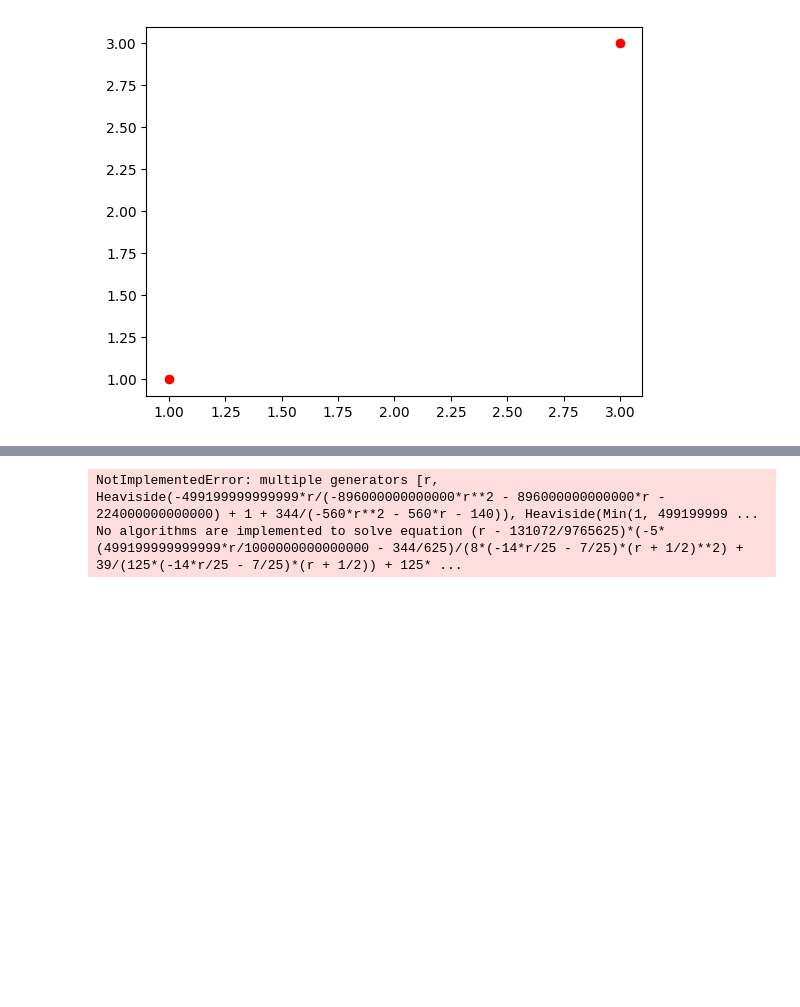
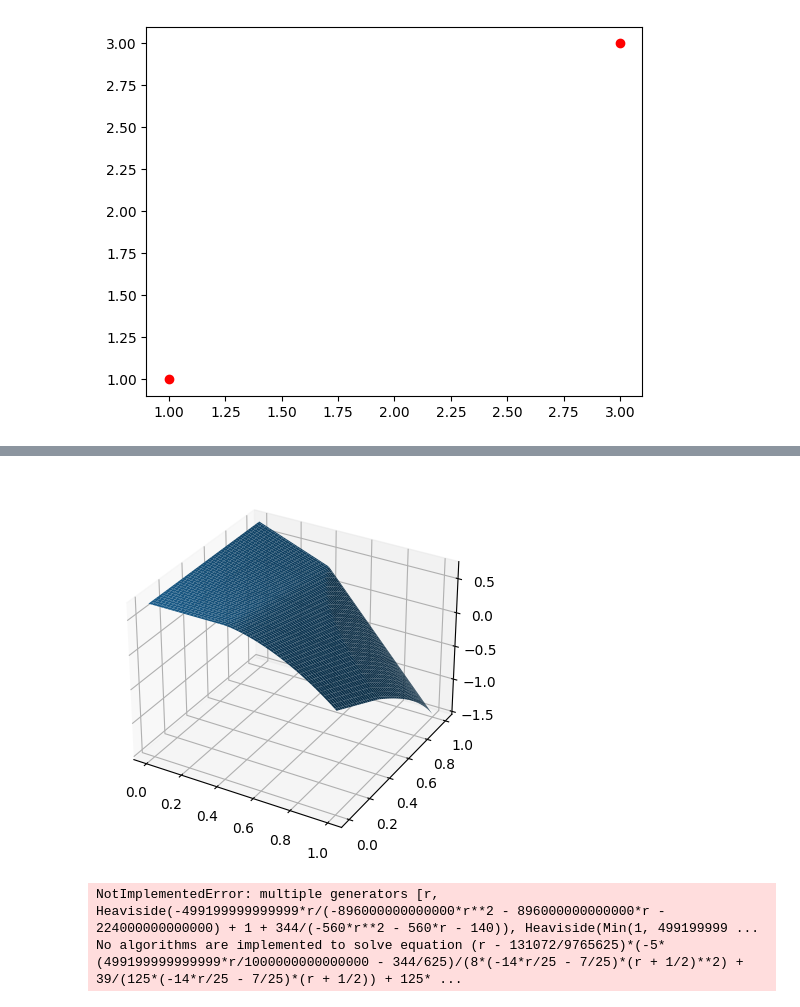
Before and after one commit to pcastle/tesis-cds-covered, a Jupyter notebook: test.ipynb, the cells around one changed output, grey strips where cells are left out. Cells and saved outputs as stored; diff of their text form; code cells hidden in the pictures; blank space fills up the shorter version.

```diff
--- a/test.ipynb
+++ b/test.ipynb
@@ -25,3 +106,10 @@ array('d', [1.0, 3.0]) array('d', [1.0, 3.0])
+# %%
+fig = plt.figure()
+ax = plt.axes(projection='3d')
+ax.plot_surface(p_lin,q_lin,res_mesh)
+plt.show()
+# %% [output]
+[figure, added]
 # %%
 import sympy
 from sympy import Derivative, simplify, Piecewise, Min, Max, integrate, pycode, parse_expr, solve
```
Also changed, not shown: parts of 3 cells of this notebook, 1 other file.
